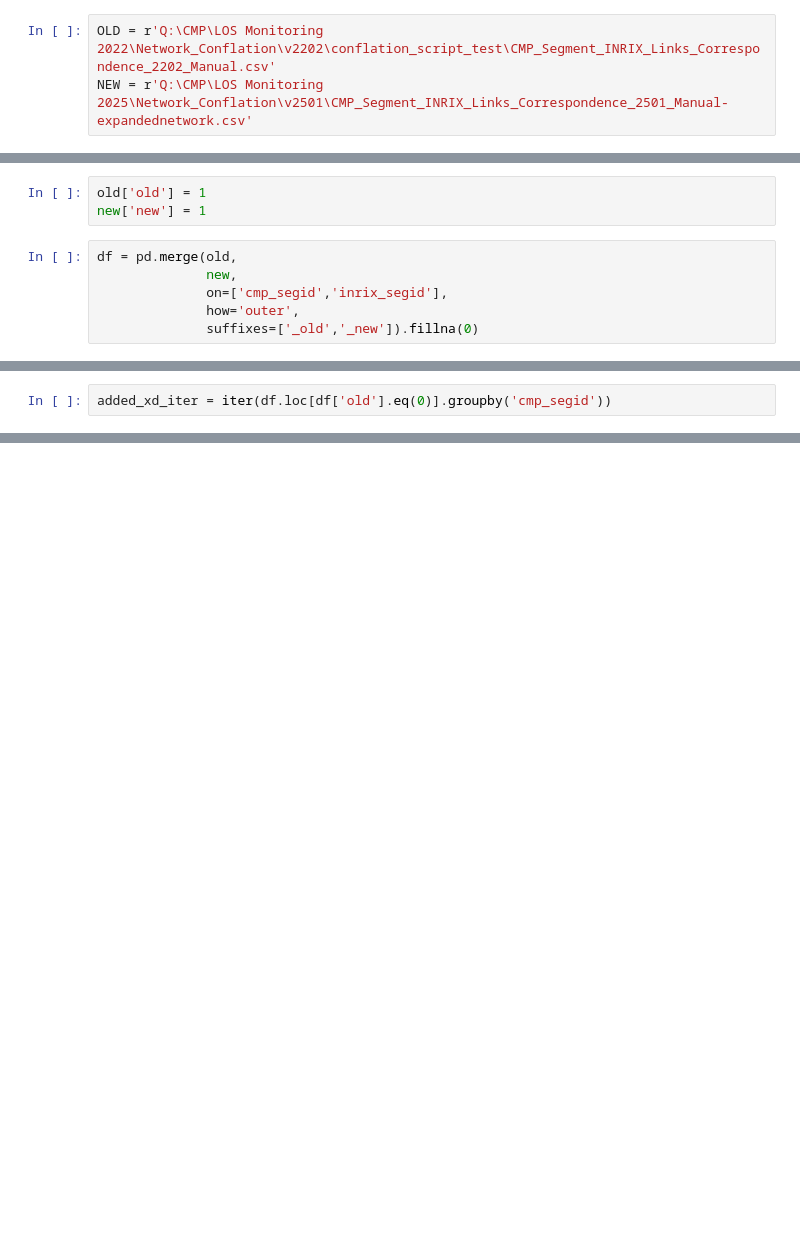
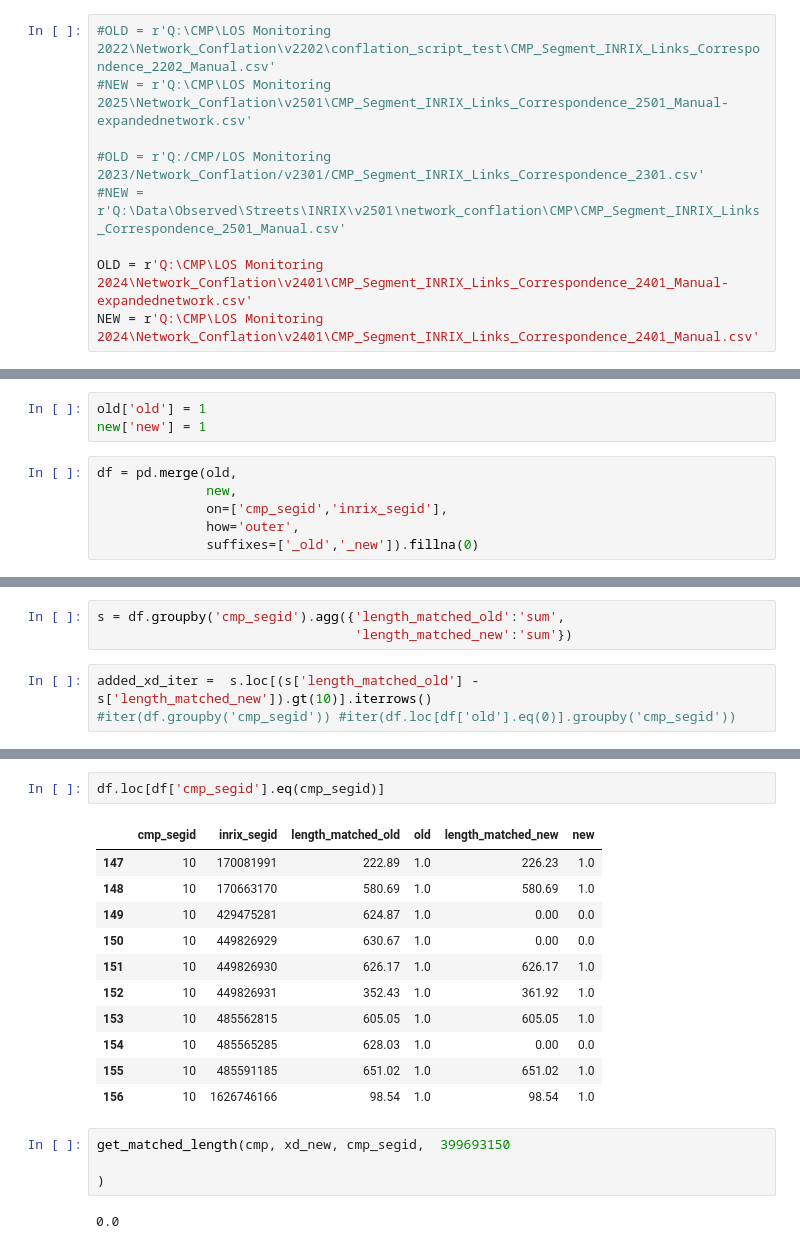
Before and after one commit to sfcta/cmp_scripts, a Jupyter notebook: Conflation/notebooks/Correspondence Explorer.ipynb, the cells around one changed output, grey strips where cells are left out. Saved outputs shown, nothing was run; the diff lists cells and outputs as text; blank space fills up the shorter version.

Commit message:
Update CMP-to-XD correspondence explorer

```diff
--- a/Conflation/notebooks/Correspondence Explorer.ipynb
+++ b/Conflation/notebooks/Correspondence Explorer.ipynb
@@ -92,6 +105,12 @@ def plot_map(cmp_segid, segments, cmp_shp, xd_shp):
     # -- Display map --
     return m
 # %%
-OLD = r'Q:\CMP\LOS Monitoring 2022\Network_Conflation\v2202\conflation_script_test\CMP_Segment_INRIX_Links_Correspondence_2202_Manual.csv'
-NEW = r'Q:\CMP\LOS Monitoring 2025\Network_Conflation\v2501\CMP_Segment_INRIX_Links_Correspondence_2501_Manual-expandednetwork.csv'
+#OLD = r'Q:\CMP\LOS Monitoring 2022\Network_Conflation\v2202\conflation_script_test\CMP_Segment_INRIX_Links_Correspondence_2202_Manual.csv'
+#NEW = r'Q:\CMP\LOS Monitoring 2025\Network_Conflation\v2501\CMP_Segment_INRIX_Links_Correspondence_2501_Manual-expandednetwork.csv'
+
+#OLD = r'Q:/CMP/LOS Monitoring 2023/Network_Conflation/v2301/CMP_Segment_INRIX_Links_Correspondence_2301.csv'
+#NEW = r'Q:\Data\Observed\Streets\INRIX\v2501\network_conflation\CMP\CMP_Segment_INRIX_Links_Correspondence_2501_Manual.csv'
+
+OLD = r'Q:\CMP\LOS Monitoring 2024\Network_Conflation\v2401\CMP_Segment_INRIX_Links_Correspondence_2401_Manual-expandednetwork.csv'
+NEW = r'Q:\CMP\LOS Monitoring 2024\Network_Conflation\v2401\CMP_Segment_INRIX_Links_Correspondence_2401_Manual.csv'
 # %%
@@ -134,2 +167,6 @@ df.loc[df['cmp_segid'].eq(10)]
+# %%
+s = df.groupby('cmp_segid').agg({'length_matched_old':'sum',
+                                 'length_matched_new':'sum'})
 # %%
-added_xd_iter = iter(df.loc[df['old'].eq(0)].groupby('cmp_segid'))
+added_xd_iter =  s.loc[(s['length_matched_old'] - s['length_matched_new']).gt(10)].iterrows()
+#iter(df.groupby('cmp_segid')) #iter(df.loc[df['old'].eq(0)].groupby('cmp_segid'))
@@ -142,0 +216,20 @@ plot_map(cmp_segid, df, cmp, xd)
+# %%
+df.loc[df['cmp_segid'].eq(cmp_segid)]
+# %% [output]
+|  | cmp_segid | inrix_segid | length_matched_old | old | length_matched_new | new |
+| 147 | 10 | 170081991 | 222.89 | 1.0 | 226.23 | 1.0 |
+| 148 | 10 | 170663170 | 580.69 | 1.0 | 580.69 | 1.0 |
+| 149 | 10 | 429475281 | 624.87 | 1.0 | 0.00 | 0.0 |
+| 150 | 10 | 449826929 | 630.67 | 1.0 | 0.00 | 0.0 |
+| 151 | 10 | 449826930 | 626.17 | 1.0 | 626.17 | 1.0 |
+| 152 | 10 | 449826931 | 352.43 | 1.0 | 361.92 | 1.0 |
+| 153 | 10 | 485562815 | 605.05 | 1.0 | 605.05 | 1.0 |
+| 154 | 10 | 485565285 | 628.03 | 1.0 | 0.00 | 0.0 |
+| 155 | 10 | 485591185 | 651.02 | 1.0 | 651.02 | 1.0 |
+| 156 | 10 | 1626746166 | 98.54 | 1.0 | 98.54 | 1.0 |
+# %%
+get_matched_length(cmp, xd_new, cmp_segid,  399693150
+
+)
+# %% [output]
+0.0
```
Also changed, not shown: parts of 15 cells of this notebook.
